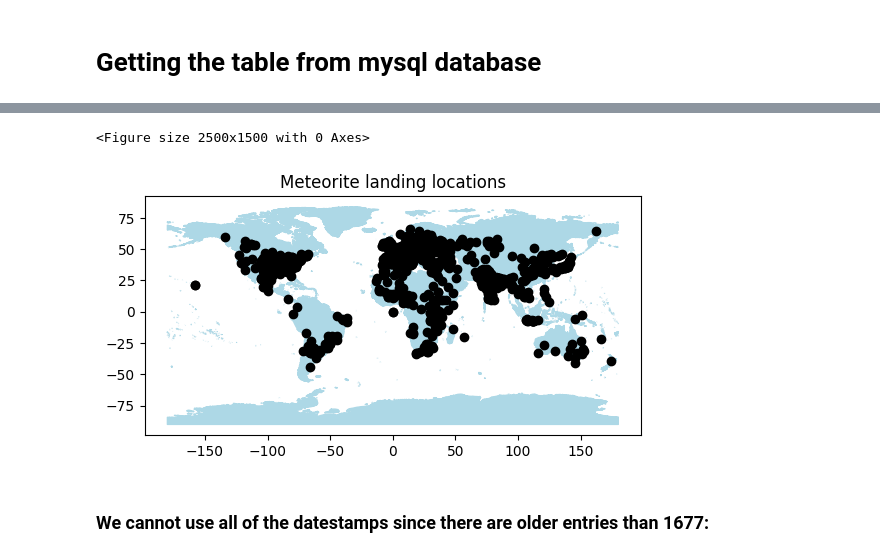
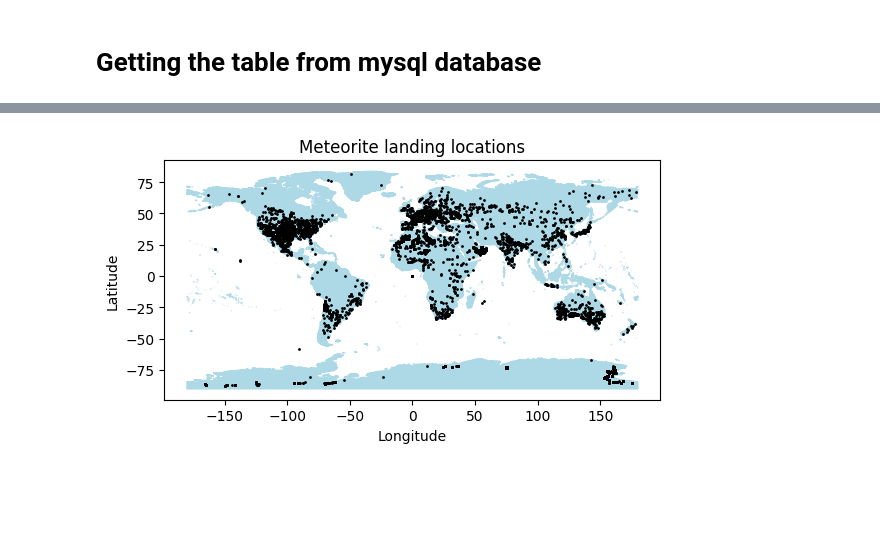
Before and after one commit to IevaF/SGT_Bootcamp_final_task, a Jupyter notebook: mysql.ipynb, the cells around one changed output, grey strips where cells are left out. Drawn from its saved outputs; the diff is of its cells as text; code cells hidden in the pictures; blank space fills up the shorter version.

```diff
--- a/mysql.ipynb
+++ b/mysql.ipynb
@@ -203,15 +214,12 @@ df_geo
 # %%
 world_data = gpd.read_file('ne_10m_admin_0_countries.shp')
 # %%
-plt.figure(figsize=(25,15))
 axis = world_data.plot(color = 'lightblue', edgecolor = 'lightblue')
 
-df_geo.plot(ax = axis, color = 'black')
+df_geo.plot(ax = axis, color = 'black', markersize=1)
 plt.title('Meteorite landing locations')
-
+plt.xlabel('Longitude')
+plt.ylabel('Latitude')
 plt.show()
 # %% [output]
-<Figure size 2500x1500 with 0 Axes>
-[figure, old version]
+[figure, new version]
-# %% [markdown]
-### We cannot use all of the datestamps since there are older entries than 1677:
```
Also changed, not shown: parts of 20 cells of this notebook, 2 other files.
